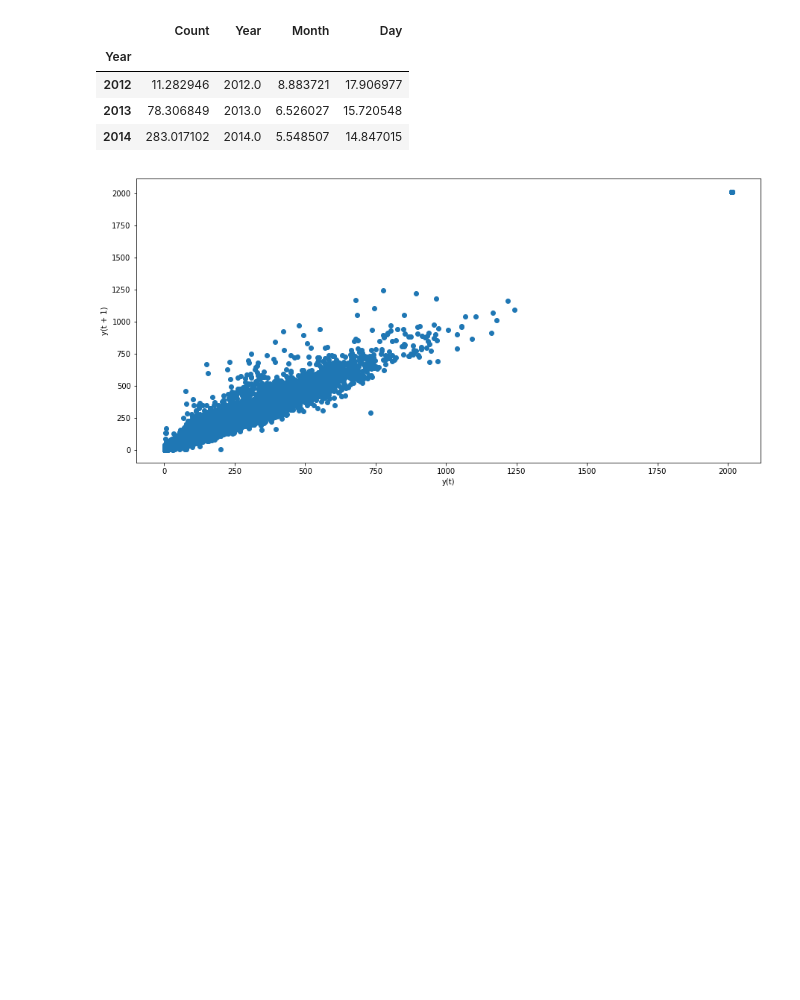
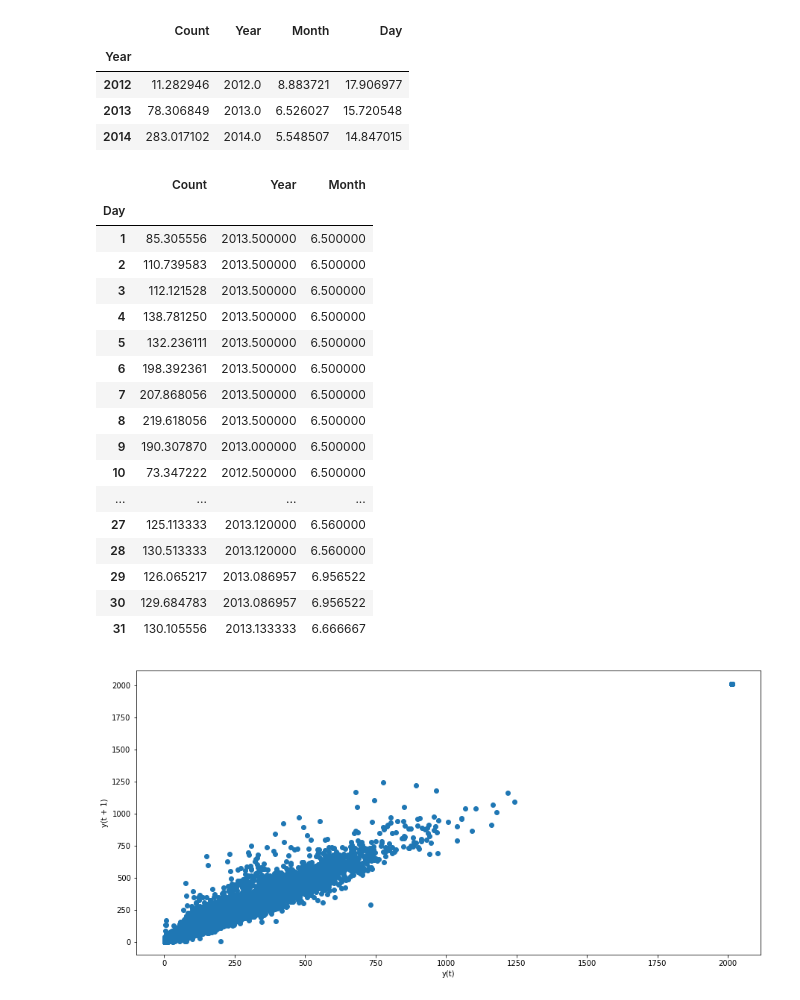
Before and after one commit to varushij/Commuter-Forecasting, a Jupyter notebook: Commuter Forecasting.ipynb, the cells around one changed output. Cells and saved outputs as stored; diff of their text form; code cells hidden in the pictures; blank space fills up the shorter version.

```diff
--- a/Commuter Forecasting.ipynb
+++ b/Commuter Forecasting.ipynb
@@ -211,6 +211,28 @@ years_group.mean()
 | 2012 | 11.282946 | 2012.0 | 8.883721 | 17.906977 |
 | 2013 | 78.306849 | 2013.0 | 6.526027 | 15.720548 |
 | 2014 | 283.017102 | 2014.0 | 5.548507 | 14.847015 |
+# %%
+day_group = train.groupby(train['Day'])
+day_group.mean()
+# %% [output]
+|  | Count | Year | Month |
+| Day |  |  |  |
+| 1 | 85.305556 | 2013.500000 | 6.500000 |
+| 2 | 110.739583 | 2013.500000 | 6.500000 |
+| 3 | 112.121528 | 2013.500000 | 6.500000 |
+| 4 | 138.781250 | 2013.500000 | 6.500000 |
+| 5 | 132.236111 | 2013.500000 | 6.500000 |
+| 6 | 198.392361 | 2013.500000 | 6.500000 |
+| 7 | 207.868056 | 2013.500000 | 6.500000 |
+| 8 | 219.618056 | 2013.500000 | 6.500000 |
+| 9 | 190.307870 | 2013.000000 | 6.500000 |
+| 10 | 73.347222 | 2012.500000 | 6.500000 |
+| ... | ... | ... | ... |
+| 27 | 125.113333 | 2013.120000 | 6.560000 |
+| 28 | 130.513333 | 2013.120000 | 6.560000 |
+| 29 | 126.065217 | 2013.086957 | 6.956522 |
+| 30 | 129.684783 | 2013.086957 | 6.956522 |
+| 31 | 130.105556 | 2013.133333 | 6.666667 |
 # %%
 # -------------------------Lag Plot ------------------------------ #
 lag_plot(train)
```
Also changed, not shown: parts of 10 cells of this notebook.
